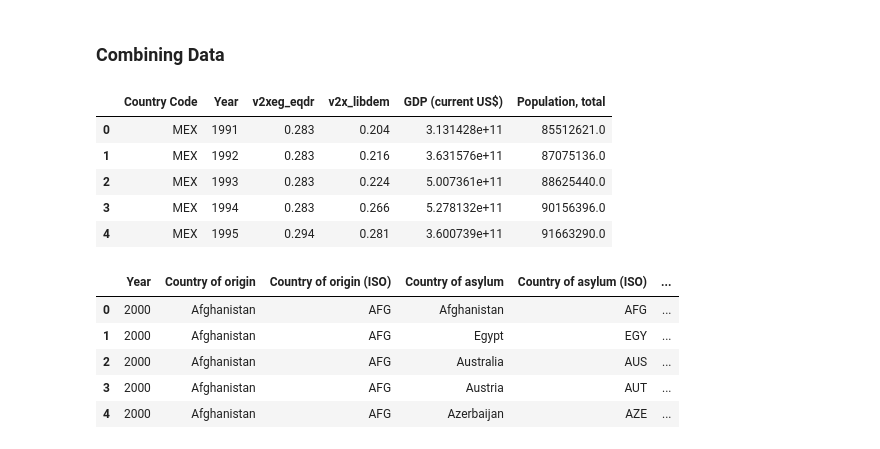
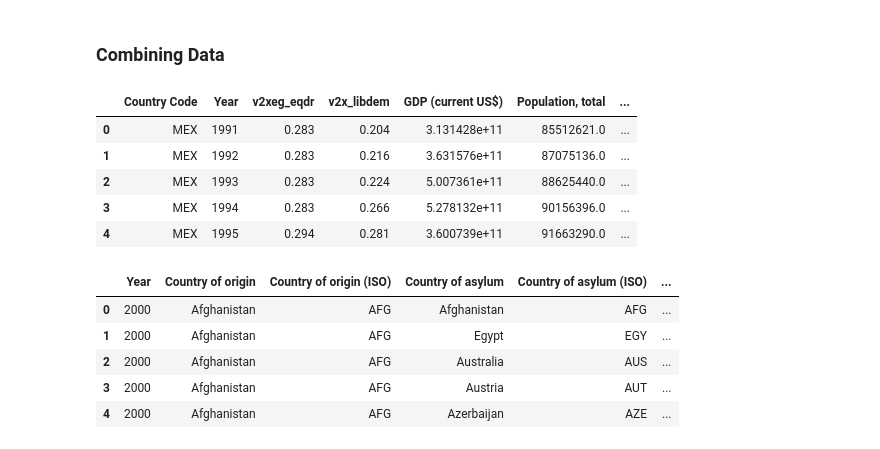
Before and after one commit to jataware/refugee_modeling, a Jupyter notebook: data_prep/data-alignment.ipynb, the cells around one changed output. Cells and saved outputs as stored; diff of their text form; code cells hidden in the pictures.

```diff
--- a/data_prep/data-alignment.ipynb
+++ b/data_prep/data-alignment.ipynb
@@ -96,0 +101,9 @@ display(pop.head())
+# %%
+mig = pd.read_csv('../refugee_data/API_SM.POP.TOTL.ZS_DS2_en_csv_v2_4157948.csv', skiprows=4)
+mig = mig.dropna(subset=['Country Code'])
+mig = pd.melt(mig, id_vars=mig.columns[:4], value_vars=mig.columns[4:65])\
+        .rename(columns={'variable': 'Year', 'value': 'International migrant stock (% of population)'})\
+        [['Country Name','Country Code','Year','International migrant stock (% of population)']]
+mig['Year'] = mig.Year.apply(lambda x: int(x))
+mig = mig.sort_values(by=['Country Name','Year']).backfill()
+display(mig.head())
@@ -115,21 +135,26 @@ display(vdem.head())
 # %%
 pop.drop(labels=['Country Name'], axis=1, inplace=True)
 gdp.drop(labels=['Country Name'], axis=1, inplace=True)
+mig.drop(labels=['Country Name'], axis=1, inplace=True)
 vdem.drop(labels=['Country Name'], axis=1, inplace=True)
 
 pop_gdp = pd.merge(gdp, pop, how='outer',
              left_on=['Year','Country Code'],
              right_on=['Year','Country Code'])
 
-vdem_pop_gdp = pd.merge(vdem, pop_gdp, how='outer',
+pop_gdp_mig = pd.merge(pop_gdp, mig, how='outer',
+             left_on=['Year','Country Code'],
+             right_on=['Year','Country Code'])
+
+vdem_pop_gdp_mig = pd.merge(vdem, pop_gdp_mig, how='outer',
                  left_on=['Year','Country Code'],
                  right_on=['Year','Country Code'])
-display(vdem_pop_gdp.head())
+display(vdem_pop_gdp_mig.head())
 # %% [output]
-|  | Country Code | Year | v2xeg_eqdr | v2x_libdem | GDP (current US$) | Population, total |
-| 0 | MEX | 1991 | 0.283 | 0.204 | 3.131428e+11 | 85512621.0 |
-| 1 | MEX | 1992 | 0.283 | 0.216 | 3.631576e+11 | 87075136.0 |
-| 2 | MEX | 1993 | 0.283 | 0.224 | 5.007361e+11 | 88625440.0 |
-| 3 | MEX | 1994 | 0.283 | 0.266 | 5.278132e+11 | 90156396.0 |
-| 4 | MEX | 1995 | 0.294 | 0.281 | 3.600739e+11 | 91663290.0 |
+|  | Country Code | Year | v2xeg_eqdr | v2x_libdem | GDP (current US$) | Population, total | ... |
+| 0 | MEX | 1991 | 0.283 | 0.204 | 3.131428e+11 | 85512621.0 | ... |
+| 1 | MEX | 1992 | 0.283 | 0.216 | 3.631576e+11 | 87075136.0 | ... |
+| 2 | MEX | 1993 | 0.283 | 0.224 | 5.007361e+11 | 88625440.0 | ... |
+| 3 | MEX | 1994 | 0.283 | 0.266 | 5.278132e+11 | 90156396.0 | ... |
+| 4 | MEX | 1995 | 0.294 | 0.281 | 3.600739e+11 | 91663290.0 | ... |
 # %%
```
Also changed, not shown: parts of 29 cells of this notebook, 10 other files.
